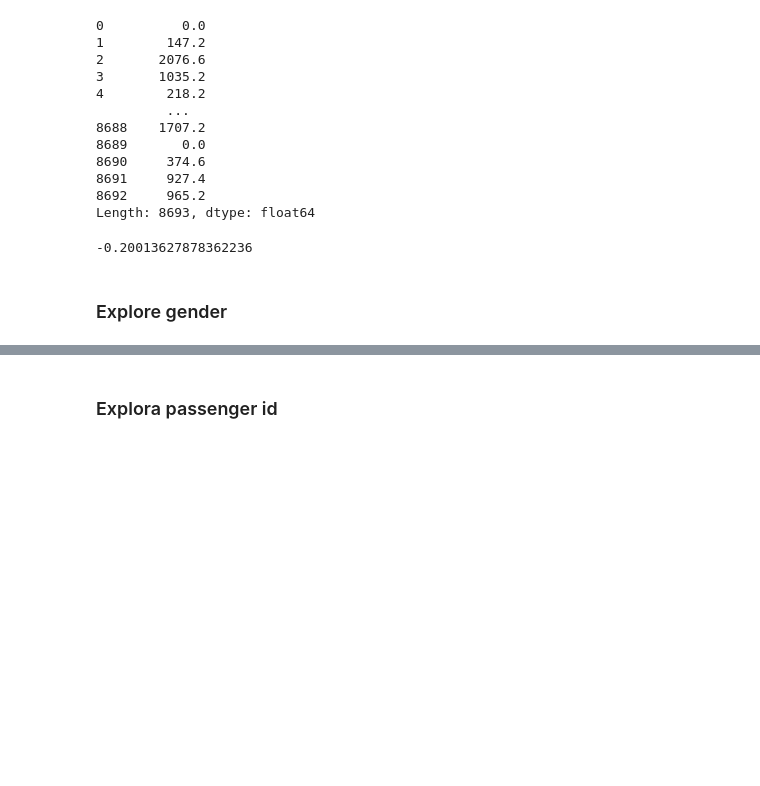
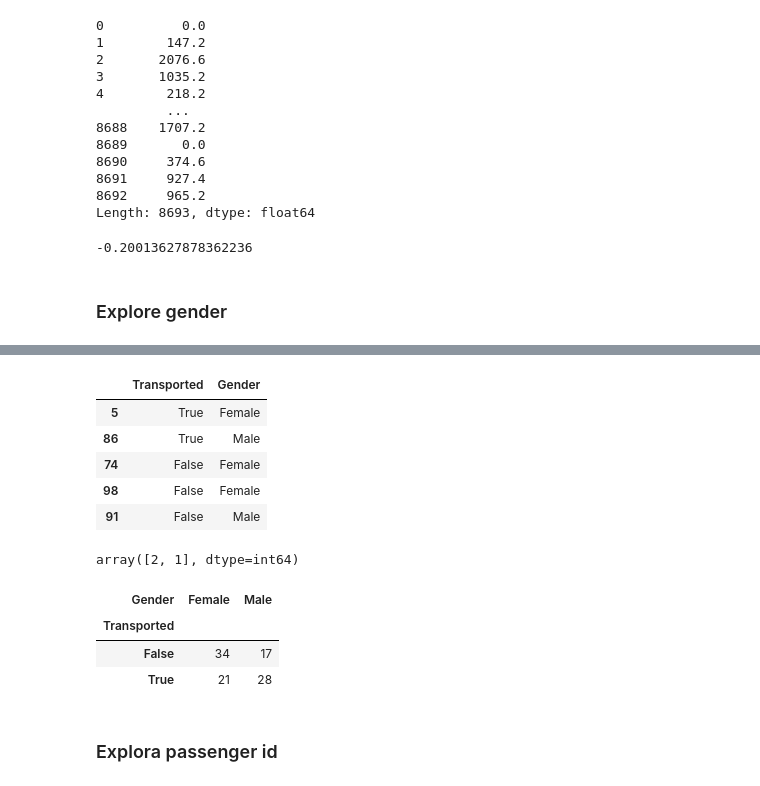
Before and after one commit to Holdmedve/spaceship_titanic, a Jupyter notebook: main.ipynb, the cells around one changed output, grey strips where cells are left out. Saved outputs shown, nothing was run; the diff lists cells and outputs as text; code cells hidden in the pictures; blank space fills up the shorter version.

```diff
--- a/main.ipynb
+++ b/main.ipynb
@@ -140,12 +140,3 @@ Length: 8693, dtype: float64
 -0.20013627878362236
 # %% [markdown]
 ### Explore gender
-# %%
-d = detector.Detector()
-
-hits = {'unknown': 0, 'known': 0}
-for i in range(len(titanic)):
-    hit = d.get_gender(titanic["Name"].values[i])
-    hits[hit] += 1
-
-print(hits)
@@ -153,0 +187,3 @@ print(hits)
+# %%
+first_names = titanic['Name'].apply(lambda x: str(x).split(' ')[0])
+first_names[:5]
@@ -153,0 +197,4 @@ print(hits)
+# %%
+gender_sample_size = 100
+genders = [gender_prediction(name) for name in first_names[:gender_sample_size]]
+genders
@@ -154,3 +236,27 @@ print(hits)
+# %%
+gender_df = pd.DataFrame(titanic['Transported'][:gender_sample_size].copy())
+gender_df['Gender'] = pd.Series(genders)
+gender_df.sample(5)
+# %% [output]
+|  | Transported | Gender |
+| 5 | True | Female |
+| 86 | True | Male |
+| 74 | False | Female |
+| 98 | False | Female |
+| 91 | False | Male |
+# %%
+name_lengths = titanic["Name"].apply(lambda x: len(str(x).split(' ')))
+name_lengths.unique()
+# %% [output]
+array([2, 1], dtype=int64)
+# %%
+crosstab = pd.crosstab(index=gender_df['Transported'], columns=gender_df['Gender'])
+crosstab
+# %% [output]
+| Gender | Female | Male |
+| Transported |  |  |
+| False | 34 | 17 |
+| True | 21 | 28 |
 # %% [markdown]
 ### Explora passenger id
 # %%
```
Also changed, not shown: parts of 16 cells of this notebook, 5 other files.
